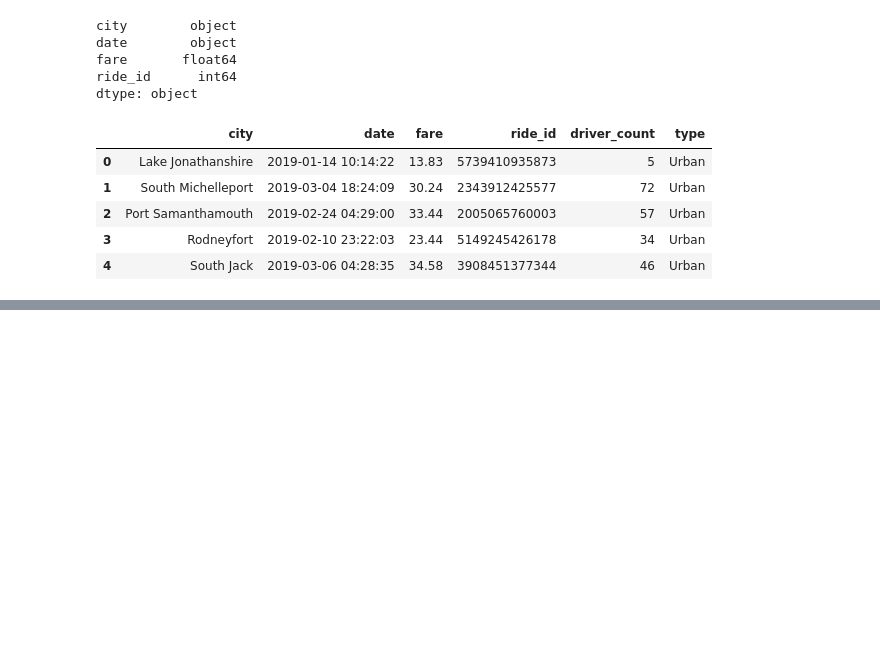
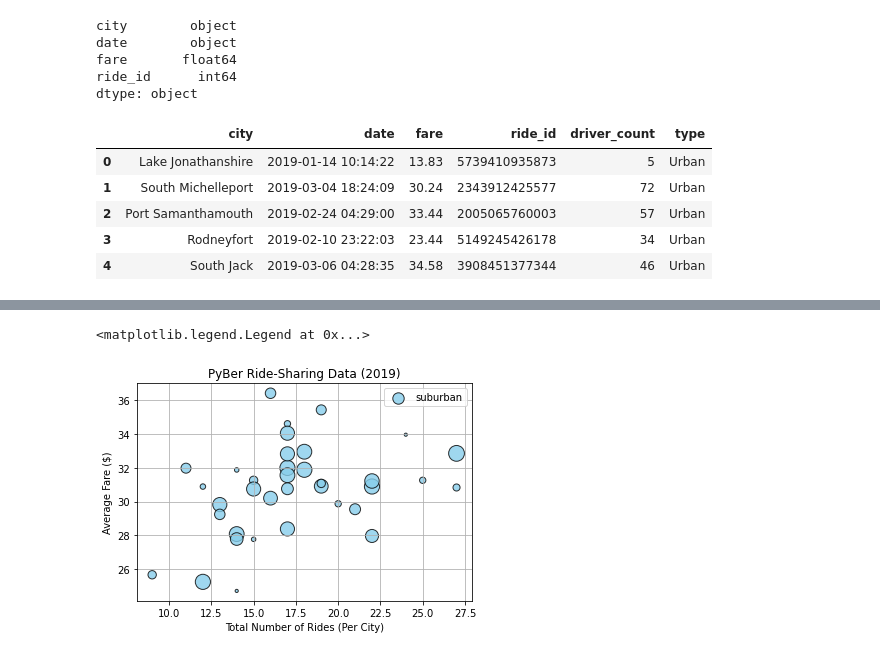
Before and after one commit to weiweiVV/PyBer_Analysis, a Jupyter notebook: PyBer.ipynb, the cells around one changed output, grey strips where cells are left out. Saved outputs shown, nothing was run; the diff lists cells and outputs as text; code cells hidden in the pictures; blank space fills up the shorter version.

```diff
--- a/PyBer.ipynb
+++ b/PyBer.ipynb
@@ -121,0 +134,4 @@ pyber_data_df.head()
+# %%
+# Create the Suburban and Rural city DataFrames.
+suburban_cities_df = pyber_data_df[pyber_data_df["type"] == "Suburban"]
+rural_cities_df = pyber_data_df[pyber_data_df["type"] == "Rural"]
@@ -121,0 +196,4 @@ pyber_data_df.head()
+# %%
+# Get average fare for each city in the suburban and rural cities.
+suburban_avg_fare = suburban_cities_df.groupby(["city"]).mean()["fare"]
+rural_avg_fare = rural_cities_df.groupby(["city"]).mean()["fare"]
@@ -121,0 +213,4 @@ pyber_data_df.head()
+# %%
+# Get the average number of drivers for each city for the suburban and rural cities.
+suburban_driver_count = suburban_cities_df.groupby(["city"]).mean()["driver_count"]
+rural_driver_count = rural_cities_df.groupby(["city"]).mean()["driver_count"]
@@ -121,0 +244,14 @@ pyber_data_df.head()
+# %%
+# Build the scatter plots for suburban cities.
+plt.scatter(suburban_ride_count, suburban_avg_fare, s=10*suburban_driver_count, color="skyblue",
+      edgecolor="black", linewidths=1,
+      alpha=0.8, label="suburban")
+plt.title("PyBer Ride-Sharing Data (2019)")
+plt.ylabel("Average Fare ($)")
+plt.xlabel("Total Number of Rides (Per City)")
+plt.grid(True)
+# Add the legend.
+plt.legend()
+# %% [output]
+<matplotlib.legend.Legend at 0x...>
+[figure, added]
```
Also changed, not shown: parts of 12 cells of this notebook, 1 other file.
